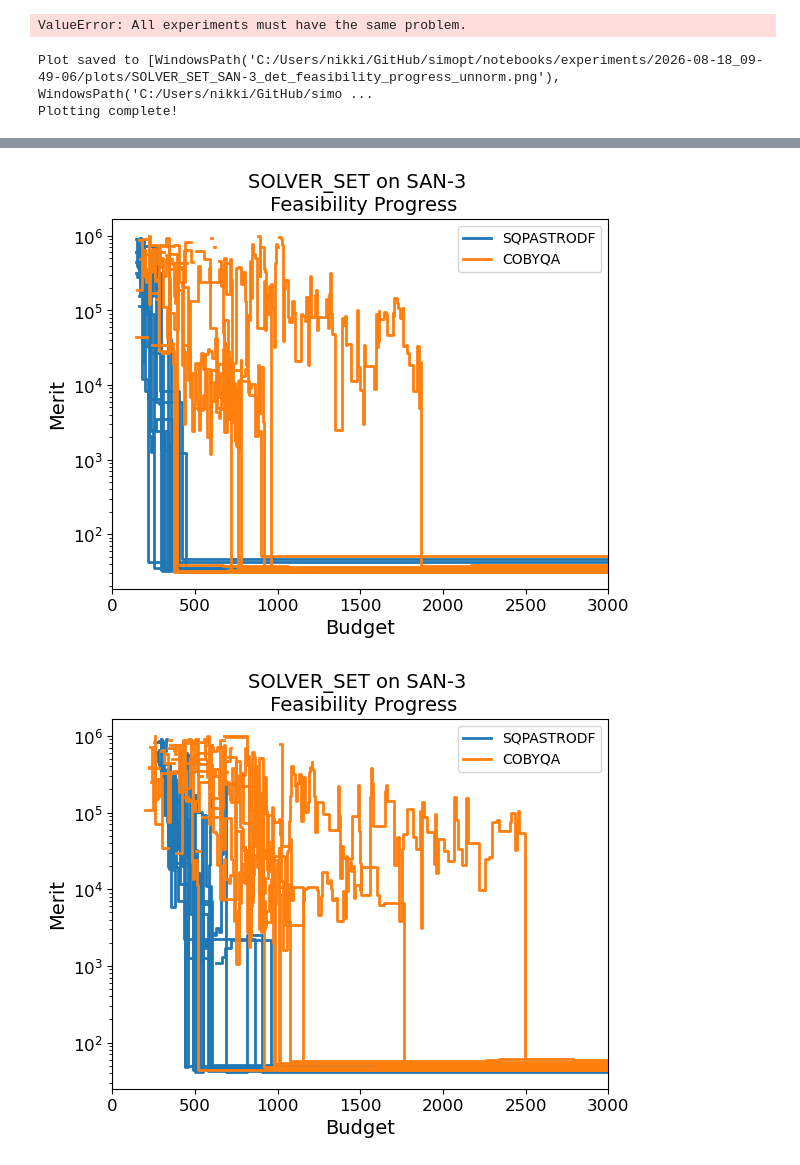
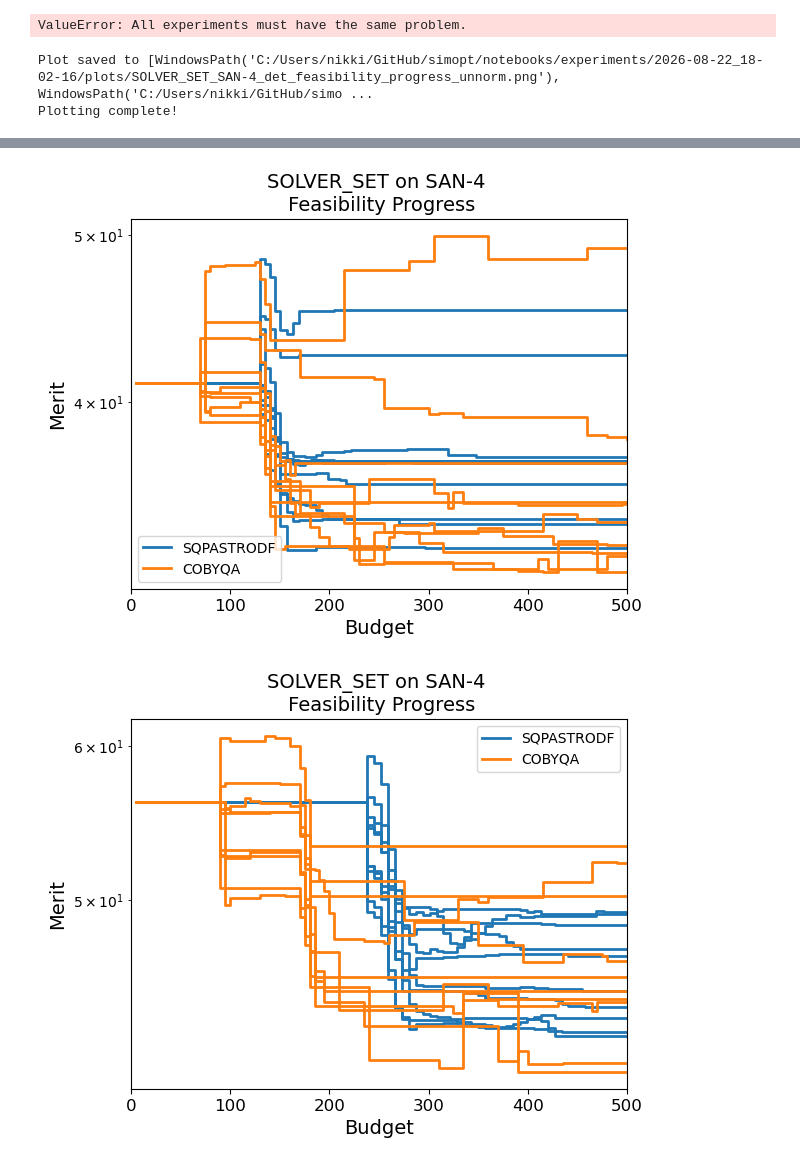
Before and after one commit to simopt-admin/simopt, a Jupyter notebook: notebooks/astro_san_testing.ipynb, the cells around one changed output, grey strips where cells are left out. Drawn from its saved outputs; the diff is of its cells as text; code cells hidden in the pictures.

```diff
--- a/notebooks/astro_san_testing.ipynb
+++ b/notebooks/astro_san_testing.ipynb
@@ -188,7 +188,7 @@ def make_san_problem_factors(
     arcs,
     num_nodes,
     arc_costs,
-    budget=3000,
+    budget=500,
     x0_value=8.0,
     cost_multiplier=1.25,
 ):
@@ -310,11 +310,11 @@ solver_factors = [
 # ============================================================
 
 problem_abbr_names = [
-    "SAN-3",
-    "SAN-3",
-    "SAN-3",
-    "SAN-3",
-    "SAN-3",
+    "SAN-4",
+    "SAN-4",
+    "SAN-4",
+    "SAN-4",
+    "SAN-4",
 ]
 
 problem_renames = [
@@ -446,7 +446,7 @@ _print_path(
         log_scale = True,
         score_type = "objective",
         obj_const = 1e8,
-        feas_tol_upper = 1e-2,
+        feas_tol_upper = .01,
         feas_tol_lower = 1e-5,
         save_as_pickle = True,
     )
@@ -454,5 +454,5 @@ _print_path(
 
 print("Plotting complete!")
 # %% [output]
-Plot saved to [WindowsPath('C:/Users/nikki/GitHub/simopt/notebooks/experiments/2026-08-18_09-49-06/plots/SOLVER_SET_SAN-3_det_feasibility_progress_unnorm.png'), WindowsPath('C:/Users/nikki/GitHub/simo ...
+Plot saved to [WindowsPath('C:/Users/nikki/GitHub/simopt/notebooks/experiments/2026-08-22_18-02-16/plots/SOLVER_SET_SAN-4_det_feasibility_progress_unnorm.png'), WindowsPath('C:/Users/nikki/GitHub/simo ...
 Plotting complete!
@@ -462,5 +462,5 @@ Plotting complete!
-[figure, old version]
+[figure, new version]
-[figure, old version]
+[figure, new version]
 # %%
 def _print_path(plot_path: list[Path]) -> None:
     print(f"Plot saved to {plot_path!s}")
```
Also changed, not shown: parts of 3 cells of this notebook, 8 other files.
